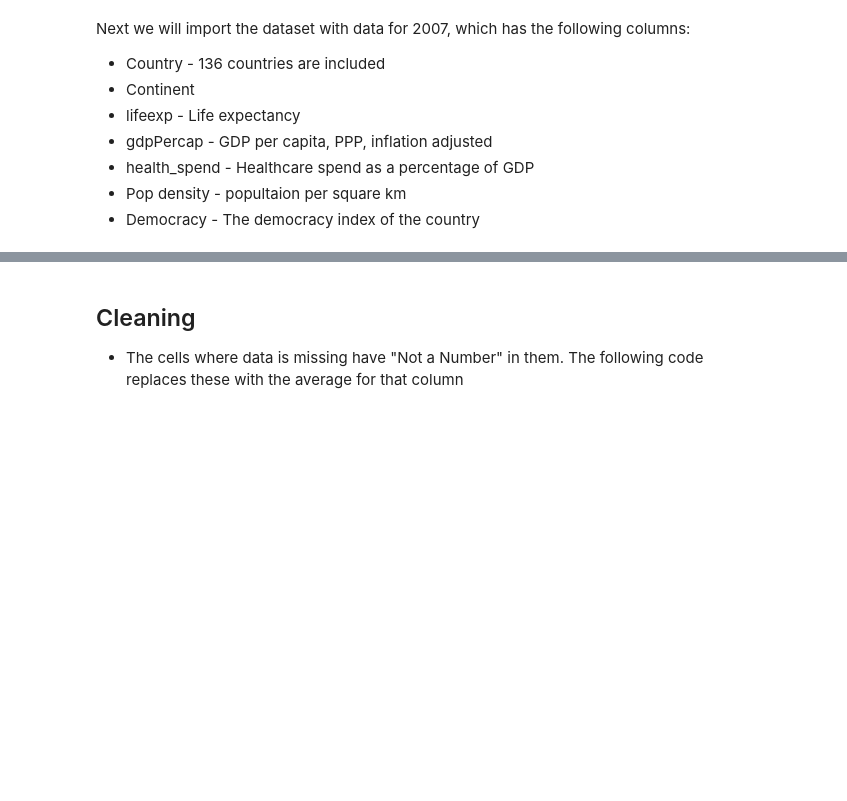
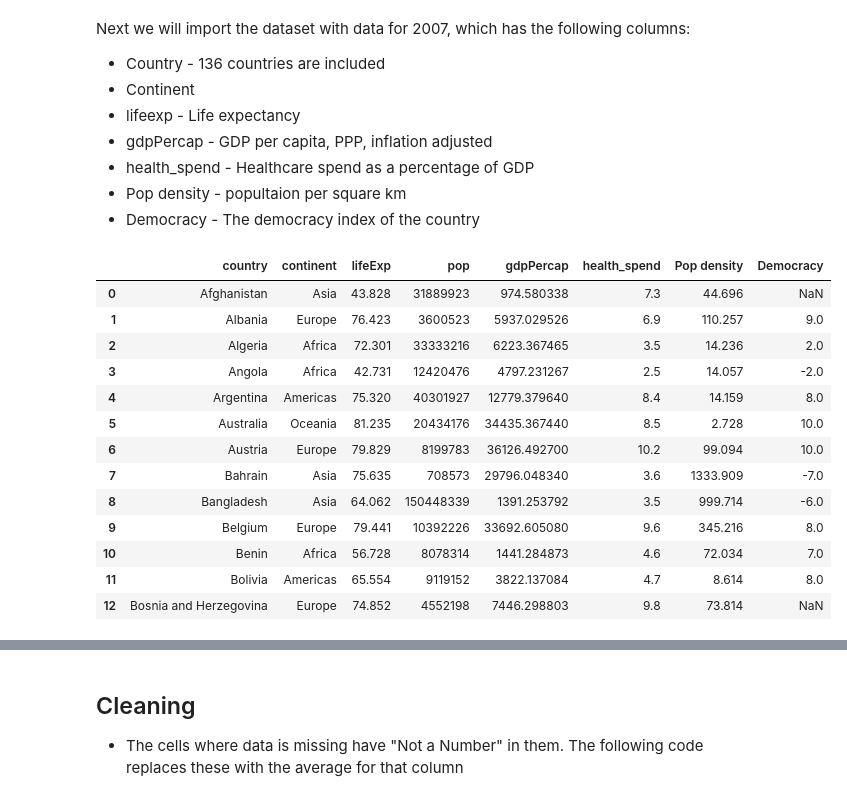
Before and after one commit to DataForGood-Norway/GirlsCanDoIt, a Jupyter notebook: MachineLearning/Lab/Linear Regression Example.ipynb, the cells around one changed output, grey strips where cells are left out. Saved outputs shown, nothing was run; the diff lists cells and outputs as text; code cells hidden in the pictures; blank space fills up the shorter version.

```diff
--- a/MachineLearning/Lab/Linear Regression Example.ipynb
+++ b/MachineLearning/Lab/Linear Regression Example.ipynb
@@ -64,4 +64,20 @@ Next we will import the dataset with data for 2007, which has the following colu
 - Democracy - The democracy index of the country
 # %%
 dataset = pd.read_csv('https://raw.githubusercontent.com/DataForGood-Norway/GirlsCanDoIt/master/MachineLearning/Lab/datasets/gapminder_2007_emma.csv')
+dataset.head(13)
+# %% [output]
+|  | country | continent | lifeExp | pop | gdpPercap | health_spend | Pop density | Democracy |
+| 0 | Afghanistan | Asia | 43.828 | 31889923 | 974.580338 | 7.3 | 44.696 | NaN |
+| 1 | Albania | Europe | 76.423 | 3600523 | 5937.029526 | 6.9 | 110.257 | 9.0 |
+| 2 | Algeria | Africa | 72.301 | 33333216 | 6223.367465 | 3.5 | 14.236 | 2.0 |
+| 3 | Angola | Africa | 42.731 | 12420476 | 4797.231267 | 2.5 | 14.057 | -2.0 |
+| 4 | Argentina | Americas | 75.320 | 40301927 | 12779.379640 | 8.4 | 14.159 | 8.0 |
+| 5 | Australia | Oceania | 81.235 | 20434176 | 34435.367440 | 8.5 | 2.728 | 10.0 |
+| 6 | Austria | Europe | 79.829 | 8199783 | 36126.492700 | 10.2 | 99.094 | 10.0 |
+| 7 | Bahrain | Asia | 75.635 | 708573 | 29796.048340 | 3.6 | 1333.909 | -7.0 |
+| 8 | Bangladesh | Asia | 64.062 | 150448339 | 1391.253792 | 3.5 | 999.714 | -6.0 |
+| 9 | Belgium | Europe | 79.441 | 10392226 | 33692.605080 | 9.6 | 345.216 | 8.0 |
+| 10 | Benin | Africa | 56.728 | 8078314 | 1441.284873 | 4.6 | 72.034 | 7.0 |
+| 11 | Bolivia | Americas | 65.554 | 9119152 | 3822.137084 | 4.7 | 8.614 | 8.0 |
+| 12 | Bosnia and Herzegovina | Europe | 74.852 | 4552198 | 7446.298803 | 9.8 | 73.814 | NaN |
 # %% [markdown]
```
Also changed, not shown: parts of 13 cells of this notebook.
